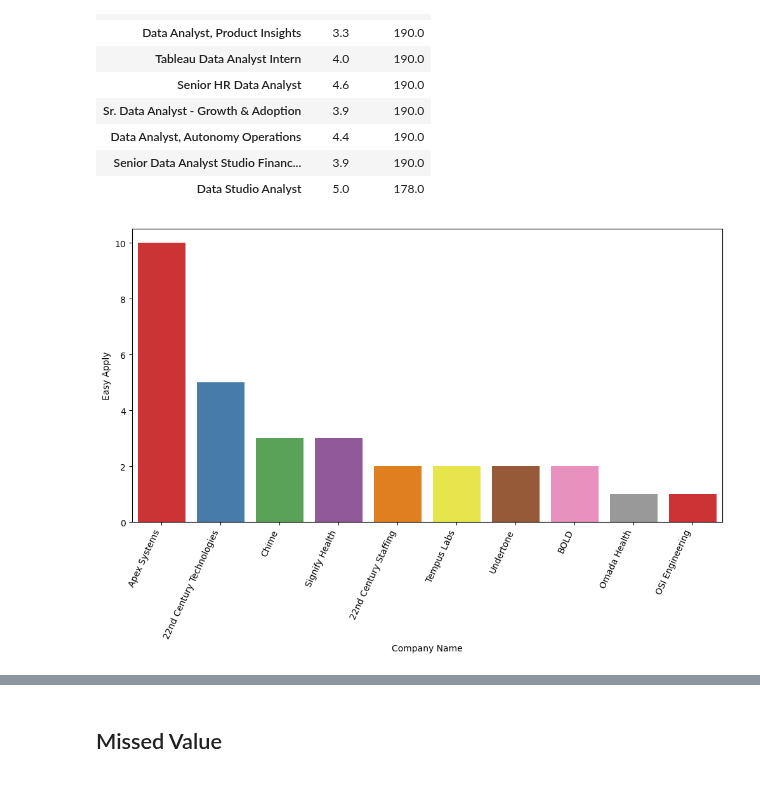
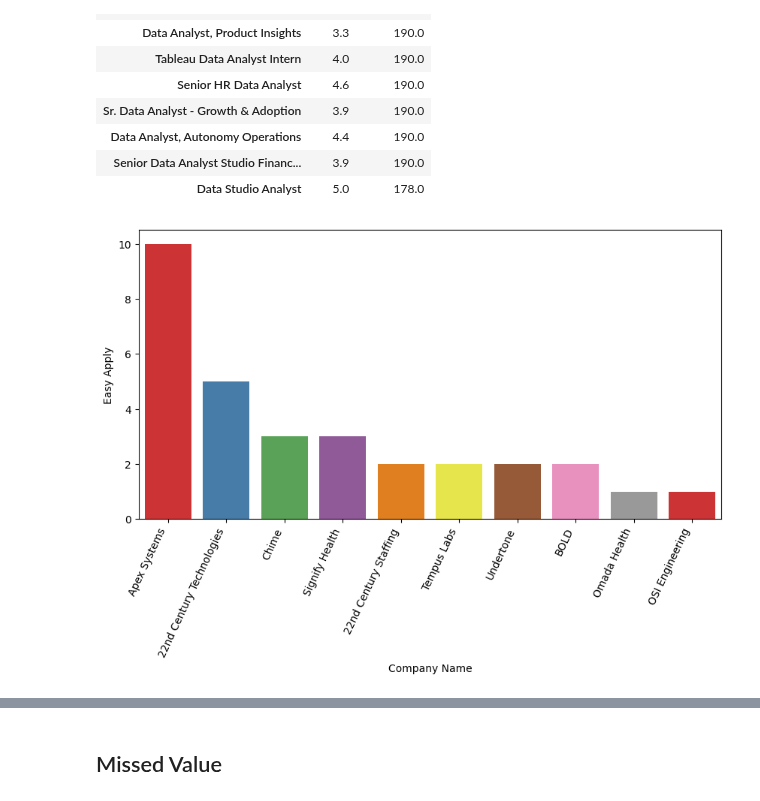
Before and after one commit to latifkara/dataScienceProjects, a Jupyter notebook: Jobs_Data_analysis/Job_estimate.ipynb, the cells around one changed output, grey strips where cells are left out. Saved outputs shown, nothing was run; the diff lists cells and outputs as text; code cells hidden in the pictures.

Commit message:
jobs Project | create bar plot

```diff
--- a/Jobs_Data_analysis/Job_estimate.ipynb
+++ b/Jobs_Data_analysis/Job_estimate.ipynb
@@ -123,13 +124,13 @@ easy_apply_df = job_df[job_df['Easy Apply'] == True]
 df = easy_apply_df.groupby('Company Name')['Easy Apply'].count().reset_index()
 company_opening_df = df.sort_values(by='Easy Apply', ascending=False).head(10)
 # %%
-plt.figure(figsize=(12, 6))
+plt.figure(figsize=(10, 5))
 chart = sns.barplot(data=company_opening_df, x='Company Name', y='Easy Apply', palette='Set1')
 chart = chart.set_xticklabels(
         chart.get_xticklabels(),
         rotation=65,
         horizontalalignment='right',
-        fontweight
+        fontweight='light'
 )
 # %% [output]
-[figure, old version]
+[figure, new version]
```
Also changed, not shown: parts of 10 cells of this notebook.
